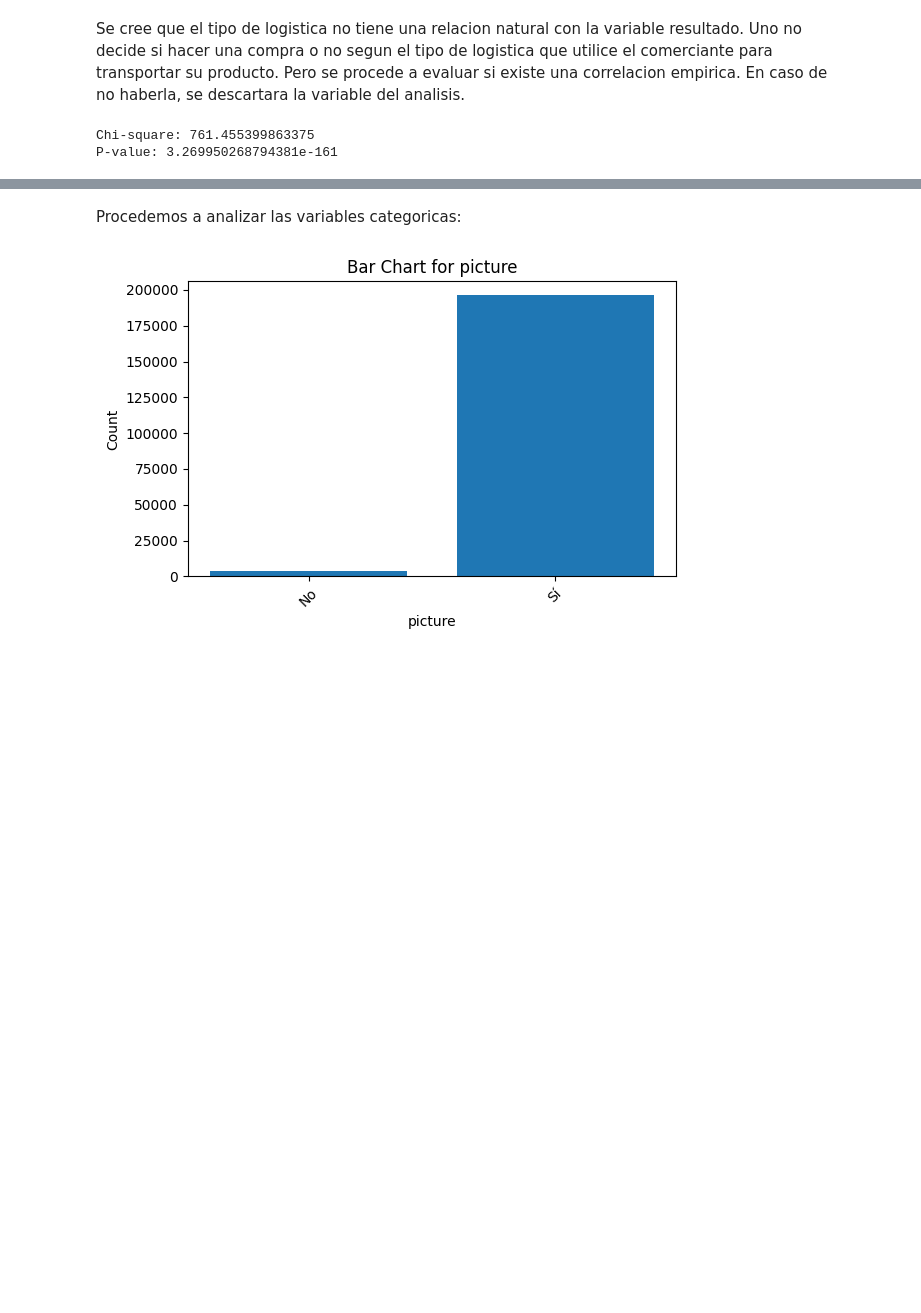
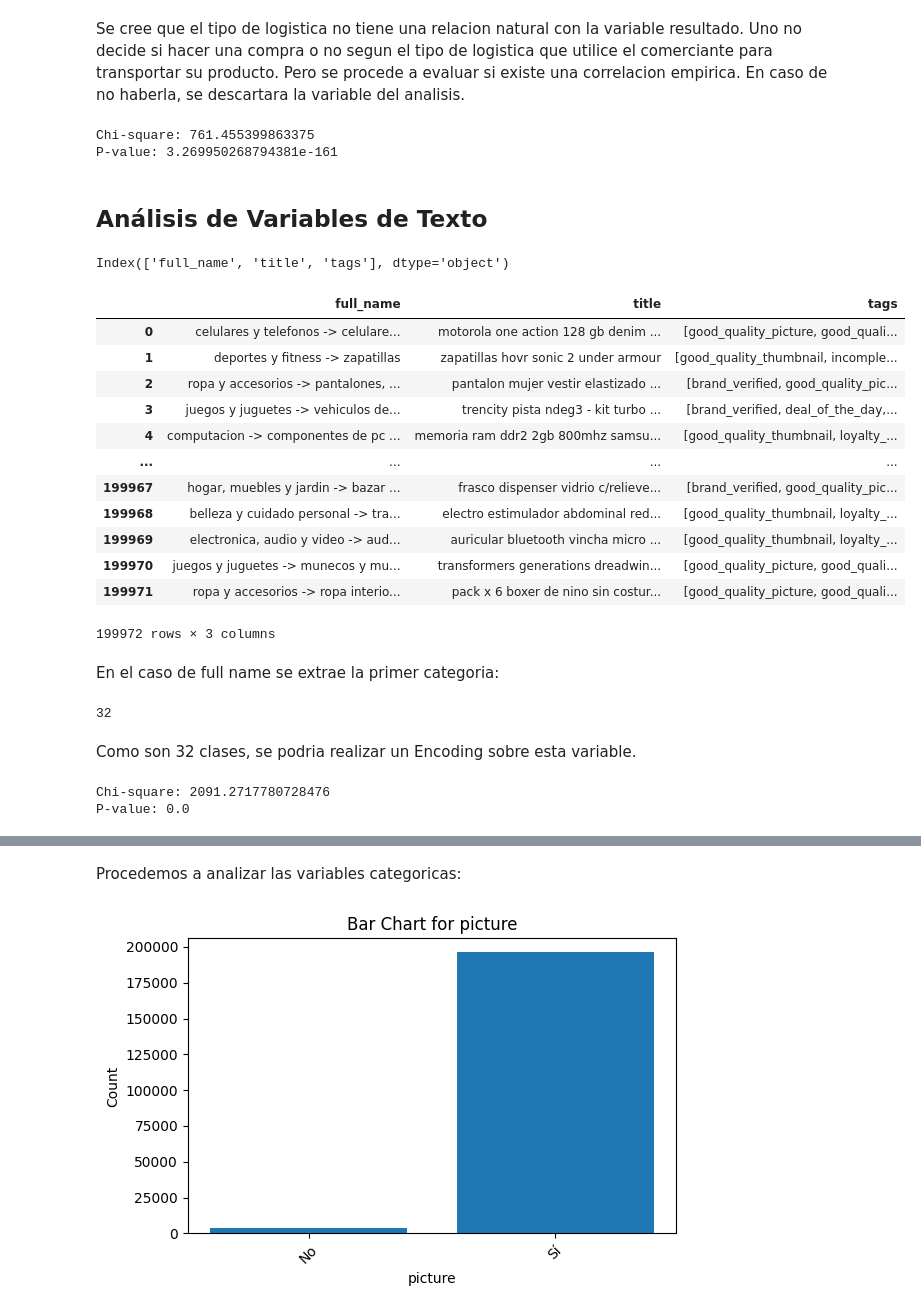
Before and after one commit to abrilnoguera/MLConversionPrediction, a Jupyter notebook: analisis.ipynb, the cells around one changed output, grey strips where cells are left out. Drawn from its saved outputs; the diff is of its cells as text; code cells hidden in the pictures; blank space fills up the shorter version.

```diff
--- a/analisis.ipynb
+++ b/analisis.ipynb
@@ -413,3 +411,9 @@ print("P-value:", p)
 # %% [output]
 Chi-square: 761.455399863375
 P-value: 3.269950268794381e-161
+# %% [markdown]
+## Análisis de Variables de Texto
+# %%
+df_text.columns
+# %% [output]
+Index(['full_name', 'title', 'tags'], dtype='object')
@@ -415,0 +429,18 @@ P-value: 3.269950268794381e-161
+# %%
+df_text
+# %% [output]
+|  | full_name | title | tags |
+| 0 | celulares y telefonos -> celulare... | motorola one action 128 gb denim ... | [good_quality_picture, good_quali... |
+| 1 | deportes y fitness -> zapatillas | zapatillas hovr sonic 2 under armour | [good_quality_thumbnail, incomple... |
+| 2 | ropa y accesorios -> pantalones, ... | pantalon mujer vestir elastizado ... | [brand_verified, good_quality_pic... |
+| 3 | juegos y juguetes -> vehiculos de... | trencity pista ndeg3 - kit turbo ... | [brand_verified, deal_of_the_day,... |
+| 4 | computacion -> componentes de pc ... | memoria ram ddr2 2gb 800mhz samsu... | [good_quality_thumbnail, loyalty_... |
+| ... | ... | ... | ... |
+| 199967 | hogar, muebles y jardin -> bazar ... | frasco dispenser vidrio c/relieve... | [brand_verified, good_quality_pic... |
+| 199968 | belleza y cuidado personal -> tra... | electro estimulador abdominal red... | [good_quality_thumbnail, loyalty_... |
+| 199969 | electronica, audio y video -> aud... | auricular bluetooth vincha micro ... | [good_quality_thumbnail, loyalty_... |
+| 199970 | juegos y juguetes -> munecos y mu... | transformers generations dreadwin... | [good_quality_picture, good_quali... |
+| 199971 | ropa y accesorios -> ropa interio... | pack x 6 boxer de nino sin costur... | [good_quality_picture, good_quali... |
+199972 rows × 3 columns
+# %% [markdown]
+En el caso de full name se extrae la primer categoria:
@@ -415,0 +449,16 @@ P-value: 3.269950268794381e-161
+# %%
+df_text['name'].nunique()
+# %% [output]
+32
+# %% [markdown]
+Como son 32 clases, se podria realizar un Encoding sobre esta variable.
+# %%
+# Analizamos correlación entre name y conversion
+contingency_table = pd.crosstab(df_text['name'], df['conversion'])
+chi2, p, dof, expected = chi2_contingency(contingency_table)
+
+print("Chi-square:", chi2)
+print("P-value:", p)
+# %% [output]
+Chi-square: 2091.2717780728476
+P-value: 0.0
```
Also changed, not shown: parts of 40 cells of this notebook.
